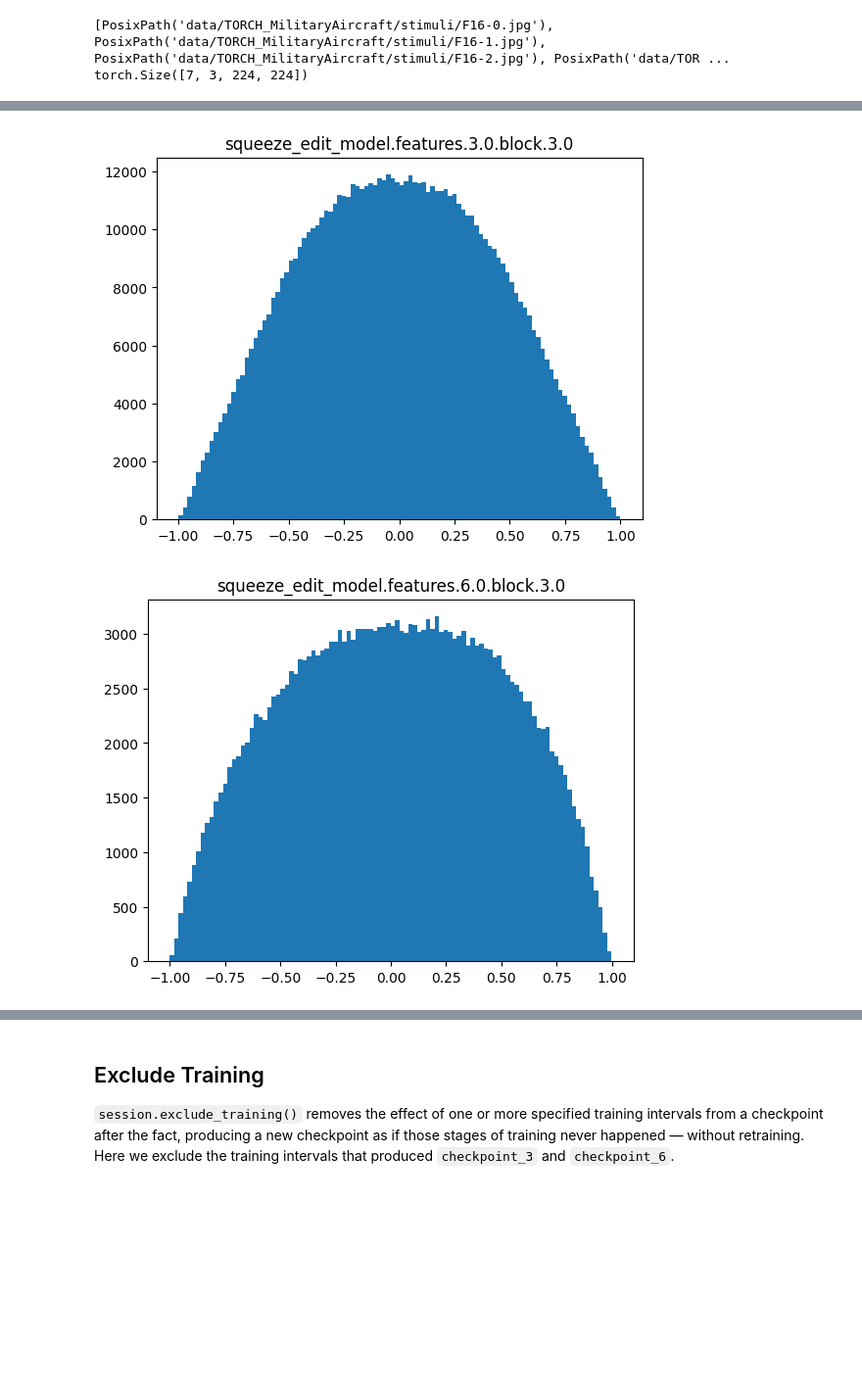
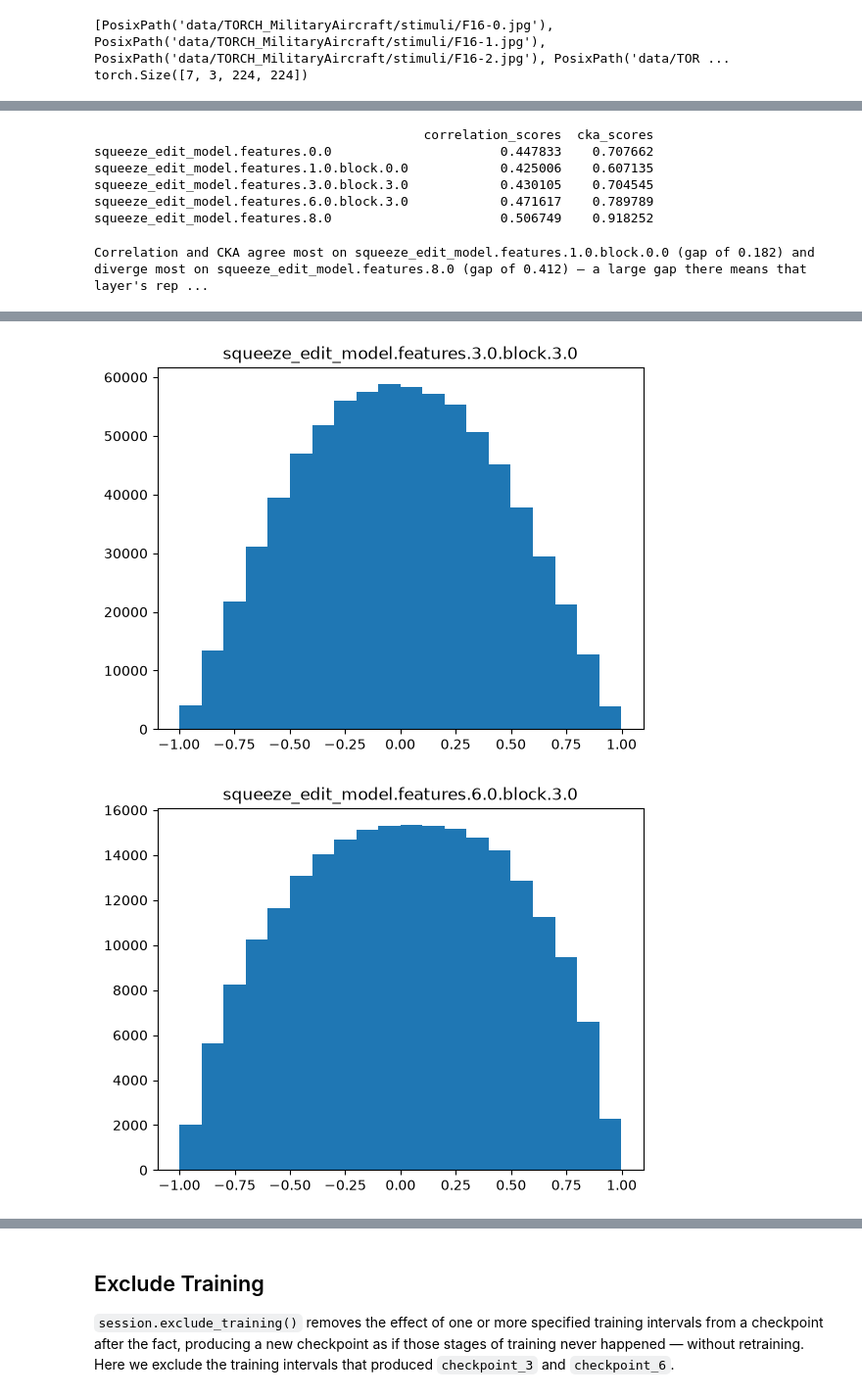
Before and after one commit to Authentrics-ai/authentrics-analysis-examples, a Jupyter notebook: torch_military_aircraft.ipynb, the cells around one changed output, grey strips where cells are left out. Shown at 98% size. Cells and saved outputs as stored; diff of their text form; code cells hidden in the pictures; blank space fills up the shorter version.

```diff
--- a/torch_military_aircraft.ipynb
+++ b/torch_military_aircraft.ipynb
@@ -135,8 +135,7 @@ checkpoint_paths
 # %%
 result = session.static_analysis(
     project.id,
-    checkpoint_paths[0],
-    checkpoint_paths[1],
+    [checkpoint_paths[0], checkpoint_paths[1]],
     parameter_names=[
         "squeeze_edit_model.features.0.0.weight",
         "squeeze_edit_model.classifier.1.weight",
@@ -159,7 +173,10 @@ squeeze_edit_model.features.0.0.weight           0.023210
 # %%
 import matplotlib.pyplot as plt
 
-for i, (param, hist) in enumerate(zip(result.parameter_names, result.parameter_histograms)):
+static_result = result[0]
+for i, (param, hist) in enumerate(
+    zip(static_result.indices, static_result.histograms(20, static_result.indices))
+):
     plt.figure(i)
     plt.hist((np.array(hist.bin_edges[1:]) + np.array(hist.bin_edges[:-1])) / 2, weights=hist.bin_counts, bins=hist.bin_edges)
     plt.title(param)
@@ -220,7 +259,7 @@ torch.Size([7, 3, 224, 224])
 # %%
 result = session.correlation_analysis(
     project.id,
-    checkpoint_paths[1],
+    [checkpoint_paths[1]],
     input_data.cuda(),
     layer_names=[
         "squeeze_edit_model.features.0.0",
@@ -243,7 +285,37 @@ squeeze_edit_model.features.8.0                      0.506749
+# %%
+import pandas as pd
+
+correlation_result = result[0]
+cka_comparison = pd.DataFrame({
+    "correlation_scores": correlation_result.correlation_scores,
+    "cka_scores": correlation_result.cka_scores,
+})
+print(cka_comparison)
+# %% [output]
+                                           correlation_scores  cka_scores
+squeeze_edit_model.features.0.0                      0.447833    0.707662
+squeeze_edit_model.features.1.0.block.0.0            0.425006    0.607135
+squeeze_edit_model.features.3.0.block.3.0            0.430105    0.704545
+squeeze_edit_model.features.6.0.block.3.0            0.471617    0.789789
+squeeze_edit_model.features.8.0                      0.506749    0.918252
+# %%
+gaps = (cka_comparison["cka_scores"] - cka_comparison["correlation_scores"]).abs()
+agree_most, diverge_most = gaps.idxmin(), gaps.idxmax()
+print(
+    f"Correlation and CKA agree most on {agree_most} (gap of {gaps.min():.3f}) and diverge "
+    f"most on {diverge_most} (gap of {gaps.max():.3f}) — a large gap there means that layer's "
+    "representation is structurally similar to the reference layer even though its neuron-wise "
+    "correlation is weaker, which is exactly the permutation invariance CKA is designed to catch."
+)
+# %% [output]
+Correlation and CKA agree most on squeeze_edit_model.features.1.0.block.0.0 (gap of 0.182) and diverge most on squeeze_edit_model.features.8.0 (gap of 0.412) — a large gap there means that layer's rep ...
 # %%
 import matplotlib.pyplot as plt
 
-for i, (param, hist) in enumerate(zip(result.layer_names, result.correlation_histograms)):
+correlation_result = result[0]
+for i, (param, hist) in enumerate(
+    zip(correlation_result.indices, correlation_result.histograms(20, correlation_result.indices))
+):
     plt.figure(i)
     plt.hist((np.array(hist.bin_edges[1:]) + np.array(hist.bin_edges[:-1])) / 2, weights=hist.bin_counts, bins=hist.bin_edges)
     plt.title(param)
@@ -253,2 +325,2 @@ for i, (param, hist) in enumerate(zip(result.layer_names, result.correlation_his
-[figure, old version]
+[figure, new version]
-[figure, old version]
+[figure, new version]
```
Also changed, not shown: parts of 16 cells of this notebook, 3 other files.
